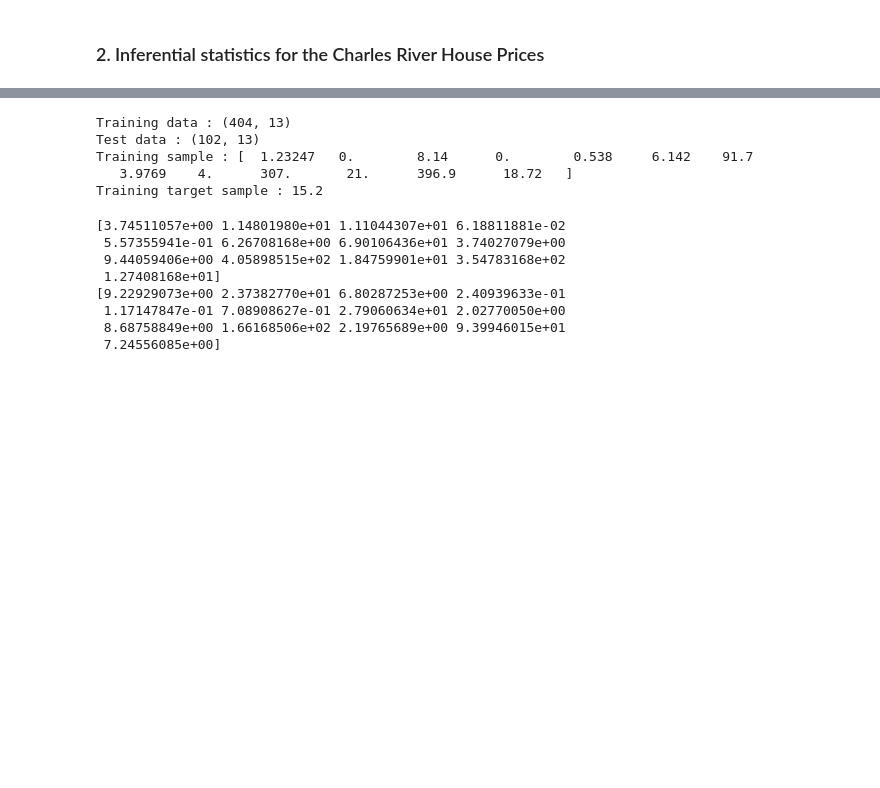
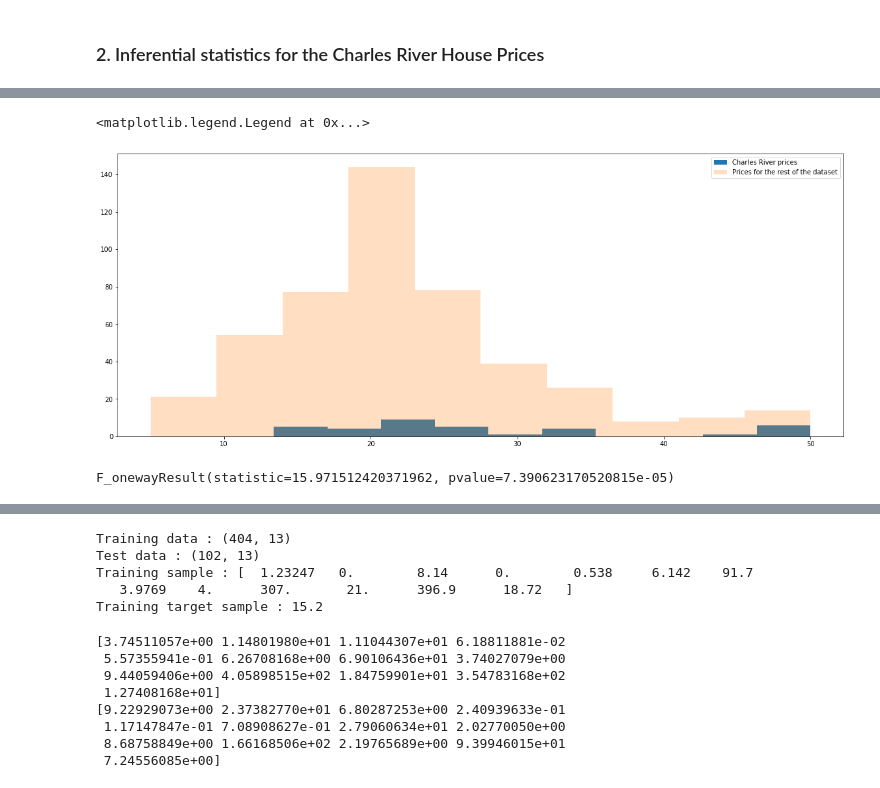
Before and after one commit to Luisa-T/MachineLearningAssessment, a Jupyter notebook: Machine Learning and Statistics Assessment Luisa Timothy.ipynb, the cells around one changed output, grey strips where cells are left out. Cells and saved outputs as stored; diff of their text form; code cells hidden in the pictures; blank space fills up the shorter version.

Commit message:
Inferential stats completed

```diff
--- a/Machine Learning and Statistics Assessment Luisa Timothy.ipynb
+++ b/Machine Learning and Statistics Assessment Luisa Timothy.ipynb
@@ -208,30 +122,50 @@ ValueError: Found input variables with inconsistent numbers of samples: [1, 506]
 # %%
 # Loop through the dataset based on chas for prices as CHAS is the dummy variable
 # for Charles River.
+import numpy as np
 import pandas as pd
+from scipy import stats
+
 boston = pd.read_csv("https://raw.githubusercontent.com/selva86/datasets/master/BostonHousing.csv")
-CharlesRiver = boston.iloc[:,3]
+CharlesRiver = boston.iloc[:,3] == 1
+otherBoston = boston.iloc[:,3] == 0
 price = boston.iloc[:,-1]
 # Minimum price of the data
-minimum_price = np.amin(price)
+minimum_price = np.amin(price) + CharlesRiver
+min_price = np.amin(price) + otherBoston
 
 # Maximum price of the data
-maximum_price = np.amax(price)
+maximum_price = np.amax(price) + CharlesRiver
+max_price = np.amax(price) + otherBoston
 
 # Mean price of the data
-mean_price = np.mean(price)
+mean_price = np.mean(price) + CharlesRiver
+other_mean_price = np.mean(price) + otherBoston
 
 # Median price of the data
-median_price = np.median(price)
+median_price = np.median(price) + CharlesRiver
+med_price = np.median(price) + otherBoston
 
 # Standard deviation of prices of the data
-std_price = np.std(price)
+std_price = np.std(price) + CharlesRiver
+other_std_price = np.std(price) + otherBoston
+
+t_test_CR = stats.ttest_ind(CharlesRiver, mean_price)
+t_test_oB = stats.ttest_ind(otherBoston, other_mean_price)
 
 # Show the calculated statistics
-print("Statistics for Boston housing dataset:\n")
+print("Statistics for the Charles River houses:\n")
 print("Minimum price: ${}".format(minimum_price))
 print("Maximum price: ${}".format(maximum_price))
 print("Mean price: ${}".format(mean_price))
 print("Median price ${}".format(median_price))
 print("Standard deviation of prices: ${}".format(std_price))
+print("Statistics for houses not along the Charles River:\n")
+print("Minimum price: ${}".format(min_price))
+print("Maximum price: ${}".format(max_price))
+print("Mean price: ${}".format(other_mean_price))
+print("Median price ${}".format(med_price))
+print("Standard deviation of prices: ${}".format(other_std_price))
+print("The result in terms of probability for the Charles River sample is".format(t_test_CR))
+print("The result in terms of probability for the rest of the sample is".format(t_test_oB))
 # %% [output]
@@ -244,0 +189,14 @@ Standard deviation of prices: $9.188011545278206
+# %%
+import matplotlib.pyplot as plt
+fig = plt.subplots(figsize=(20,8),facecolor='w', edgecolor='k')
+plt.hist(price[CharlesRiver], label='Charles River prices')
+plt.hist(price[otherBoston], label='Prices for the rest of the dataset', alpha=0.25)
+
+plt.legend()
+# %% [output]
+<matplotlib.legend.Legend at 0x...>
+[figure, added]
+# %%
+stats.f_oneway(price[CharlesRiver], price[otherBoston])
+# %% [output]
+F_onewayResult(statistic=15.971512420371962, pvalue=7.390623170520815e-05)
```
Also changed, not shown: parts of 14 cells of this notebook.
